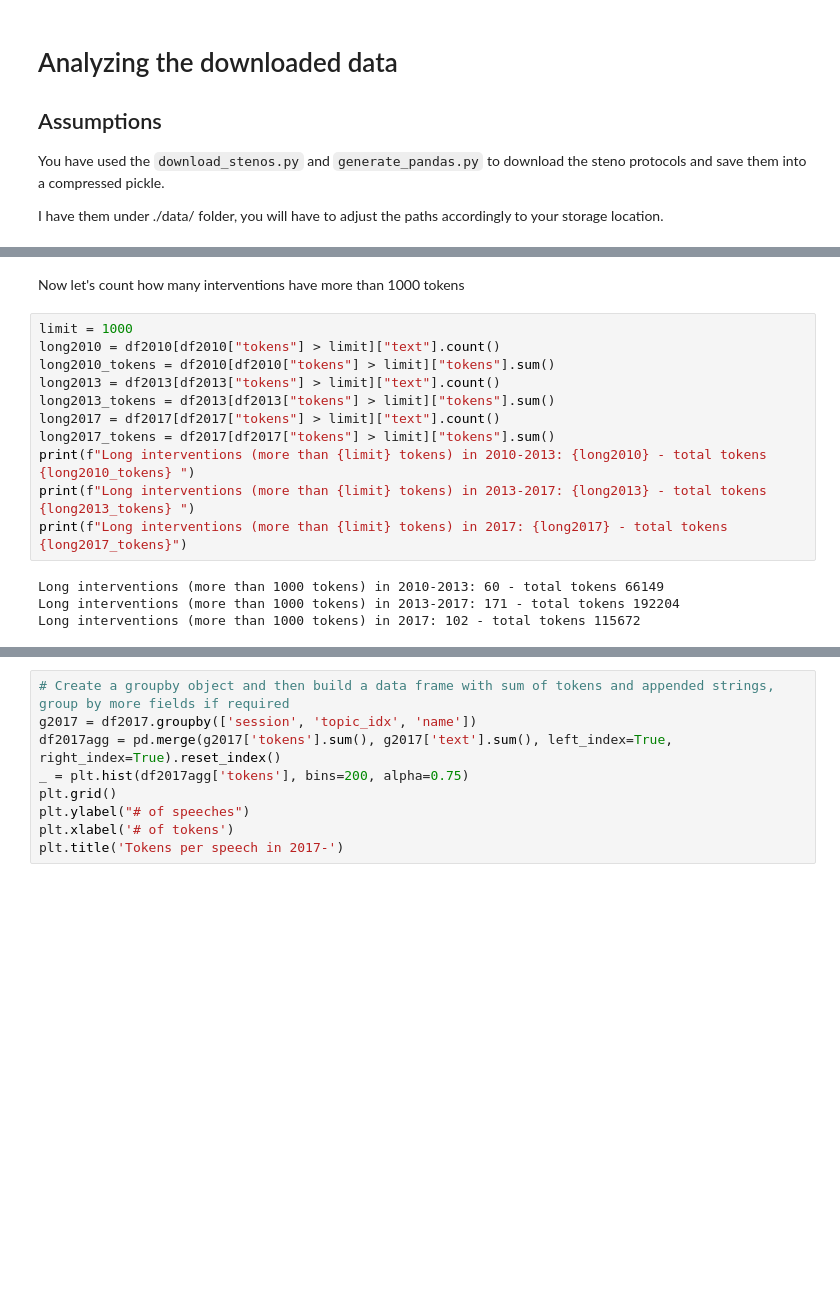
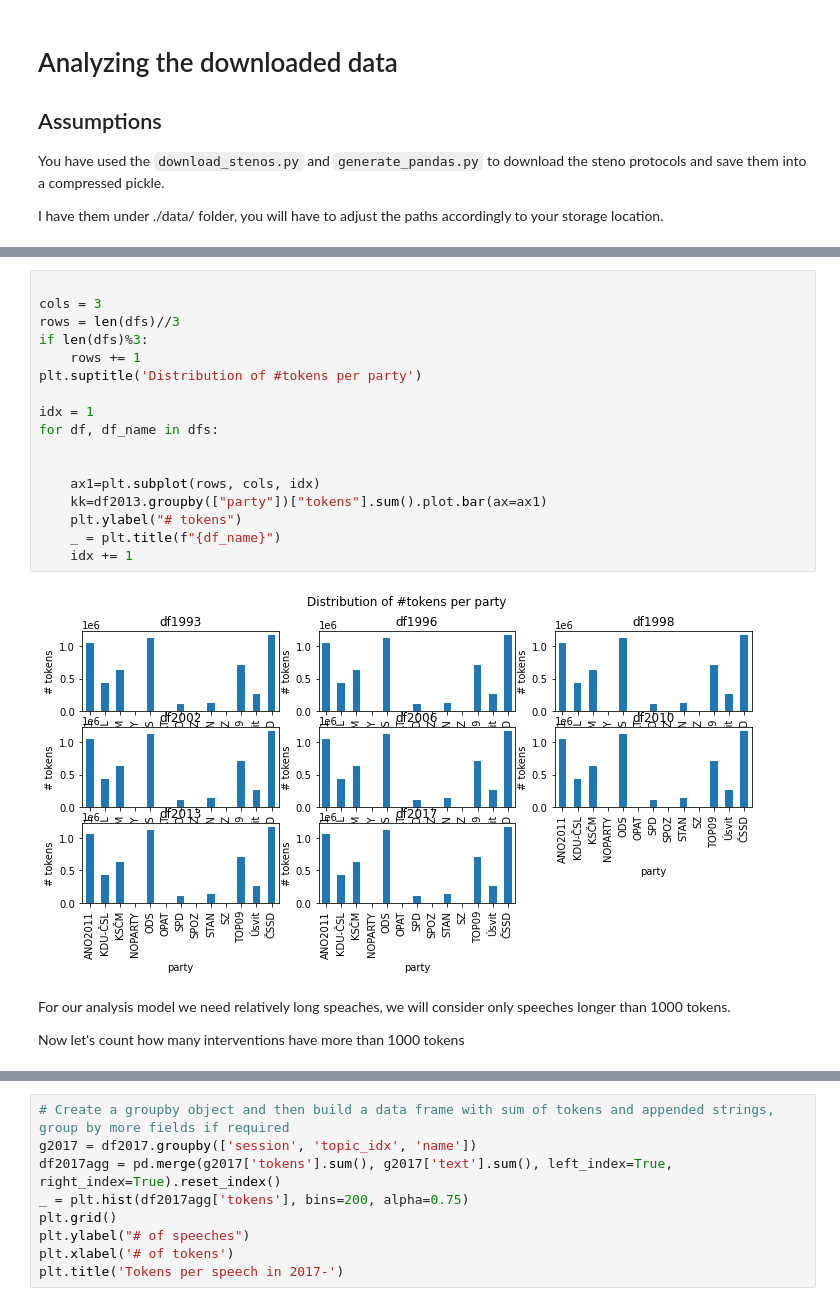
Before and after one commit to mbercas/psp_cz, a Jupyter notebook: 1_analysing_downloaded_data.ipynb, the cells around one changed output, grey strips where cells are left out. Cells and saved outputs as stored; diff of their text form; blank space fills up the shorter version.

```diff
--- a/1_analysing_downloaded_data.ipynb
+++ b/1_analysing_downloaded_data.ipynb
@@ -226,17 +167,23 @@ _ = plt.title("2017-")
+# %%
+
+cols = 3
+rows = len(dfs)//3
+if len(dfs)%3:
+    rows += 1
+plt.suptitle('Distribution of #tokens per party')
+
+idx = 1
+for df, df_name in dfs:
+
+
+    ax1=plt.subplot(rows, cols, idx)
+    kk=df2013.groupby(["party"])["tokens"].sum().plot.bar(ax=ax1)
+    plt.ylabel("# tokens")
+    _ = plt.title(f"{df_name}")
+    idx += 1
+# %% [output]
+[figure, added]
 # %% [markdown]
+For our analysis model we need relatively long speaches, we will consider only speeches longer than 1000 tokens.
+
 Now let's count how many interventions have more than 1000 tokens
-# %%
-limit = 1000
-long2010 = df2010[df2010["tokens"] > limit]["text"].count()
-long2010_tokens = df2010[df2010["tokens"] > limit]["tokens"].sum()
-long2013 = df2013[df2013["tokens"] > limit]["text"].count()
-long2013_tokens = df2013[df2013["tokens"] > limit]["tokens"].sum()
-long2017 = df2017[df2017["tokens"] > limit]["text"].count()
-long2017_tokens = df2017[df2017["tokens"] > limit]["tokens"].sum()
-print(f"Long interventions (more than {limit} tokens) in 2010-2013: {long2010} - total tokens {long2010_tokens} ")
-print(f"Long interventions (more than {limit} tokens) in 2013-2017: {long2013} - total tokens {long2013_tokens} ")
-print(f"Long interventions (more than {limit} tokens) in 2017: {long2017} - total tokens {long2017_tokens}")
-# %% [output]
-Long interventions (more than 1000 tokens) in 2010-2013: 60 - total tokens 66149
-Long interventions (more than 1000 tokens) in 2013-2017: 171 - total tokens 192204
-Long interventions (more than 1000 tokens) in 2017: 102 - total tokens 115672
```
Also changed, not shown: parts of 17 cells of this notebook.
